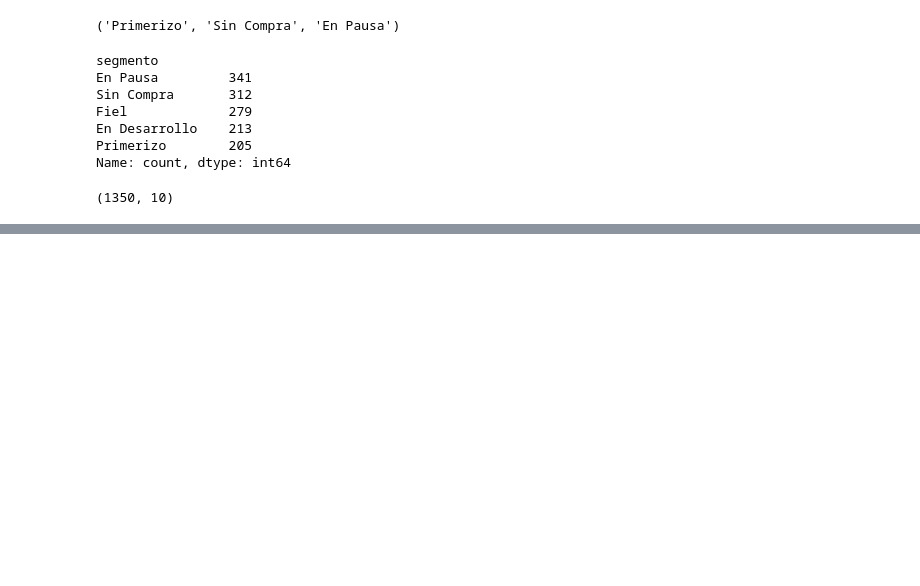
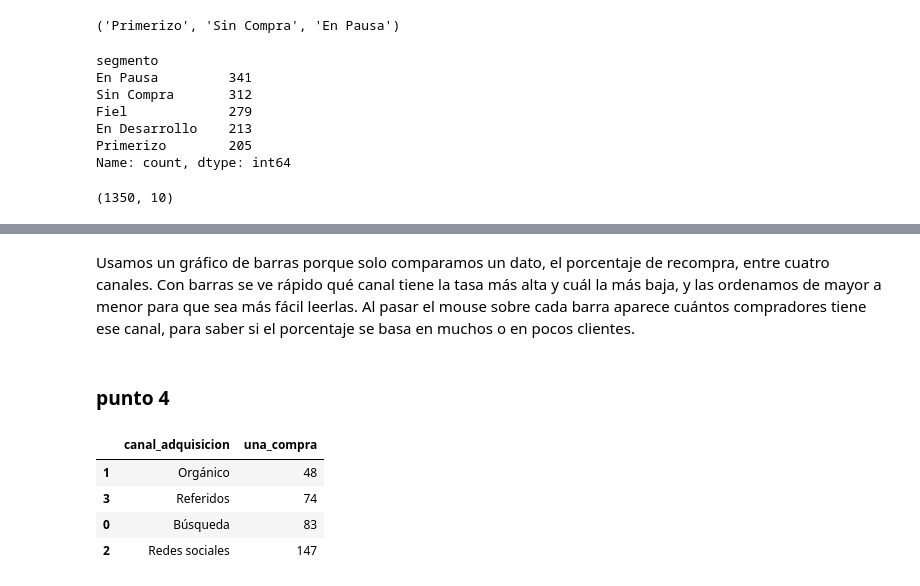
Before and after one commit to Sebast68h/Taller11-Aplicaciones, a Jupyter notebook: clase11copy.ipynb, the cells around one changed output, grey strips where cells are left out. Cells and saved outputs as stored; diff of their text form; code cells hidden in the pictures; blank space fills up the shorter version.

Commit message:
puntos 3 y 4

```diff
--- a/clase11copy.ipynb
+++ b/clase11copy.ipynb
@@ -150,0 +188,17 @@ final_FILTRADO.shape
+# %% [markdown]
+Usamos un gráfico de barras porque solo comparamos un dato, el porcentaje de recompra, entre cuatro canales. Con barras se ve rápido qué canal tiene la tasa más alta y cuál la más baja, y las ordenamos de mayor a menor para que sea más fácil leerlas. Al pasar el mouse sobre cada barra aparece cuántos compradores tiene ese canal, para saber si el porcentaje se basa en muchos o en pocos clientes.
+# %% [markdown]
+### punto 4
+# %%
+compradores_sel["una_compra"] = compradores_sel["n_pedidos"] == 1
+
+df_1 = (compradores_sel.groupby("canal_adquisicion", as_index=False)
+          .agg(una_compra=("una_compra", "sum")))
+df_1 = df_1.sort_values("una_compra", ascending=True)
+df_1
+# %% [output]
+|  | canal_adquisicion | una_compra |
+| 1 | Orgánico | 48 |
+| 3 | Referidos | 74 |
+| 0 | Búsqueda | 83 |
+| 2 | Redes sociales | 147 |
```
Also changed, not shown: parts of 5 cells of this notebook, 2 other files.
